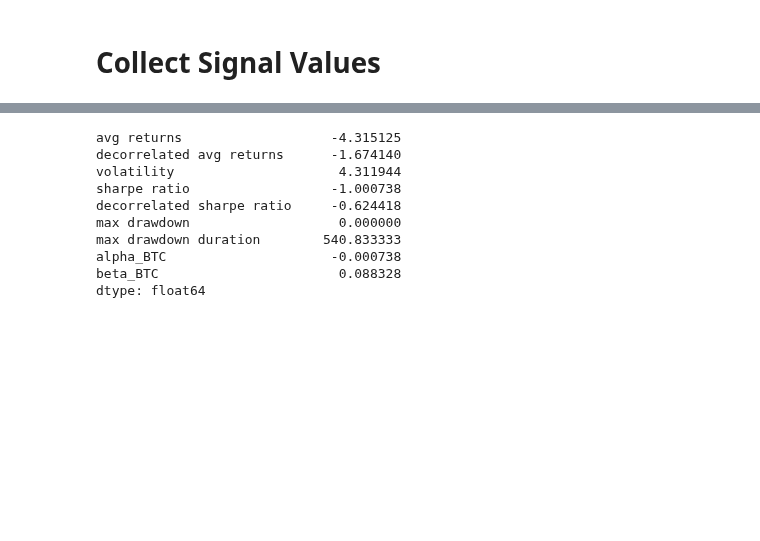
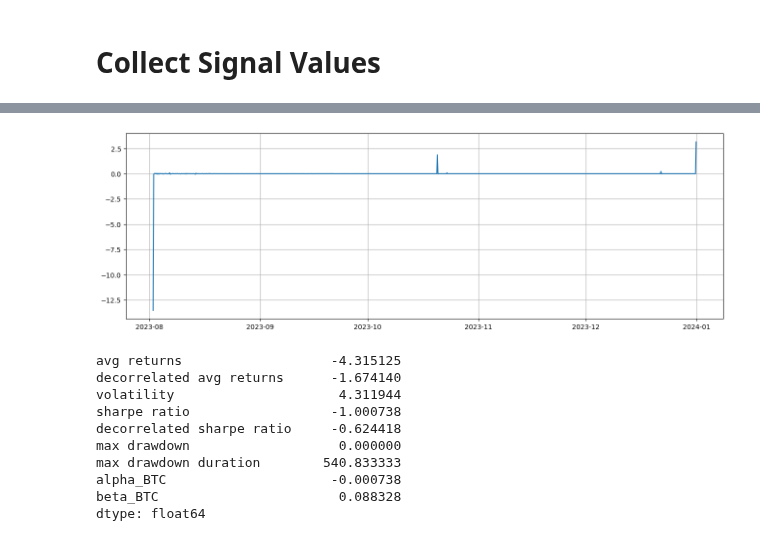
Before and after one commit to wbchristerson/crypto-strategies, a Jupyter notebook: updated_statistical_arbitrage_cointegration.ipynb, the cells around one changed output, grey strips where cells are left out. Saved outputs shown, nothing was run; the diff lists cells and outputs as text; code cells hidden in the pictures; blank space fills up the shorter version.

```diff
--- a/updated_statistical_arbitrage_cointegration.ipynb
+++ b/updated_statistical_arbitrage_cointegration.ipynb
@@ -430,3 +636,11 @@ small_significance_df
+# %%
+plt.figure(figsize=(16,5))
+plt.plot(net_returns)
+
+plt.grid()
+plt.show()
+# %% [output]
+[figure, added]
 # %%
 pd.Series(get_strategy_stats(net_returns, 4, px.loc[net_returns.index]))
 # %% [output]
```
Also changed, not shown: parts of 11 cells of this notebook, 2 other files.
